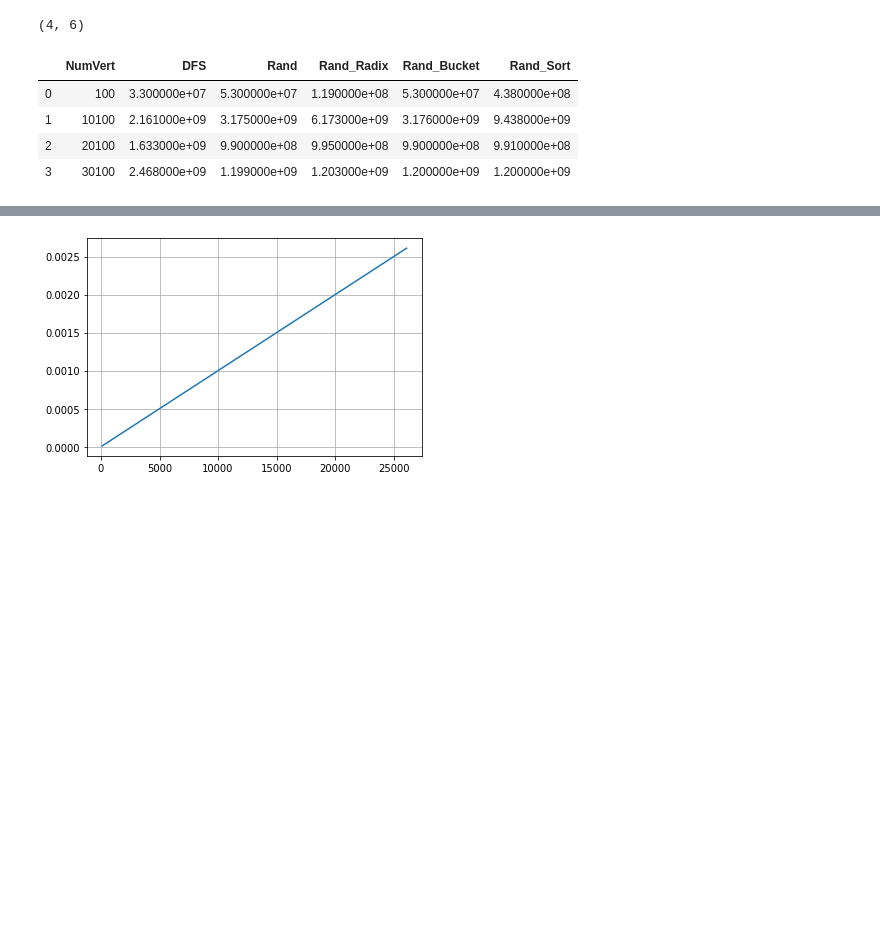
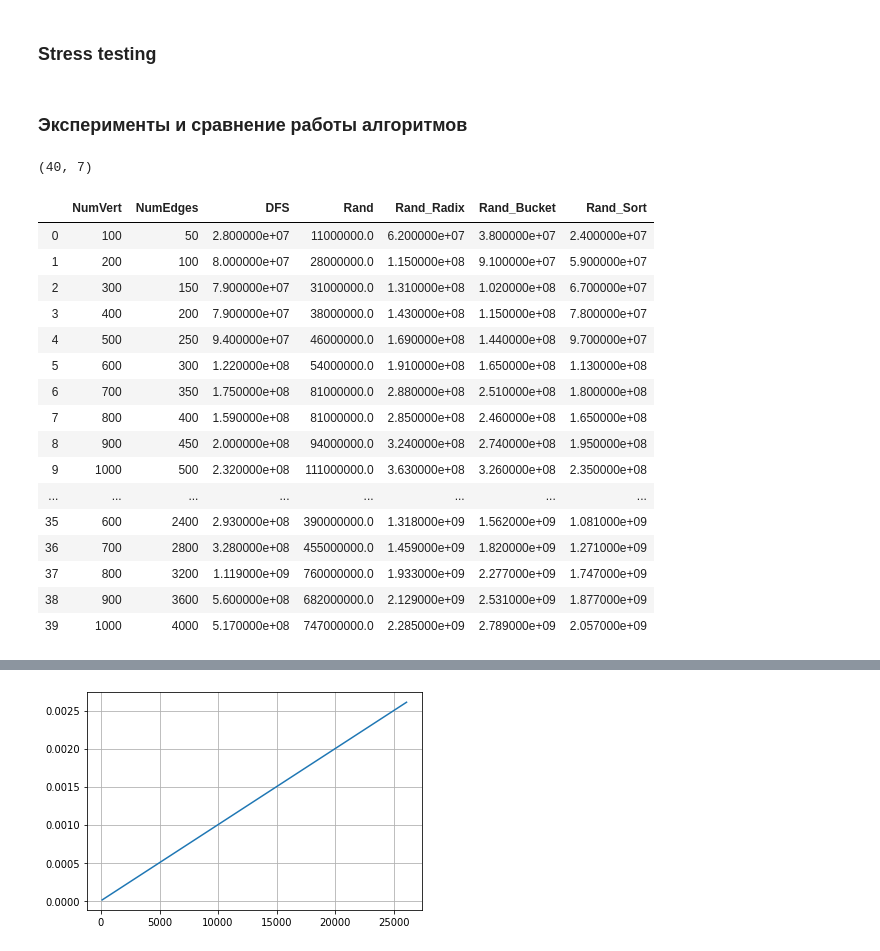
Before and after one commit to kislN/graph_lab_1, a Jupyter notebook: cmake-build-debug/report.ipynb, the cells around one changed output, grey strips where cells are left out. Drawn from its saved outputs; the diff is of its cells as text; code cells hidden in the pictures; blank space fills up the shorter version.

```diff
--- a/cmake-build-debug/report.ipynb
+++ b/cmake-build-debug/report.ipynb
@@ -5,12 +22,28 @@ import pandas as pd
+# %% [markdown]
+### Stress testing
+# %% [markdown]
+### Эксперименты и сравнение работы алгоритмов
 # %%
-data = pd.read_csv('Out.csv')
+data = pd.read_csv('Out_32b.csv')
 print(data.shape)
 data
 # %% [output]
-(4, 6)
+(40, 7)
-|  | NumVert | DFS | Rand | Rand_Radix | Rand_Bucket | Rand_Sort |
-| 0 | 100 | 3.300000e+07 | 5.300000e+07 | 1.190000e+08 | 5.300000e+07 | 4.380000e+08 |
-| 1 | 10100 | 2.161000e+09 | 3.175000e+09 | 6.173000e+09 | 3.176000e+09 | 9.438000e+09 |
-| 2 | 20100 | 1.633000e+09 | 9.900000e+08 | 9.950000e+08 | 9.900000e+08 | 9.910000e+08 |
-| 3 | 30100 | 2.468000e+09 | 1.199000e+09 | 1.203000e+09 | 1.200000e+09 | 1.200000e+09 |
+|  | NumVert | NumEdges | DFS | Rand | Rand_Radix | Rand_Bucket | Rand_Sort |
+| 0 | 100 | 50 | 2.800000e+07 | 11000000.0 | 6.200000e+07 | 3.800000e+07 | 2.400000e+07 |
+| 1 | 200 | 100 | 8.000000e+07 | 28000000.0 | 1.150000e+08 | 9.100000e+07 | 5.900000e+07 |
+| 2 | 300 | 150 | 7.900000e+07 | 31000000.0 | 1.310000e+08 | 1.020000e+08 | 6.700000e+07 |
+| 3 | 400 | 200 | 7.900000e+07 | 38000000.0 | 1.430000e+08 | 1.150000e+08 | 7.800000e+07 |
+| 4 | 500 | 250 | 9.400000e+07 | 46000000.0 | 1.690000e+08 | 1.440000e+08 | 9.700000e+07 |
+| 5 | 600 | 300 | 1.220000e+08 | 54000000.0 | 1.910000e+08 | 1.650000e+08 | 1.130000e+08 |
+| 6 | 700 | 350 | 1.750000e+08 | 81000000.0 | 2.880000e+08 | 2.510000e+08 | 1.800000e+08 |
+| 7 | 800 | 400 | 1.590000e+08 | 81000000.0 | 2.850000e+08 | 2.460000e+08 | 1.650000e+08 |
+| 8 | 900 | 450 | 2.000000e+08 | 94000000.0 | 3.240000e+08 | 2.740000e+08 | 1.950000e+08 |
+| 9 | 1000 | 500 | 2.320000e+08 | 111000000.0 | 3.630000e+08 | 3.260000e+08 | 2.350000e+08 |
+| ... | ... | ... | ... | ... | ... | ... | ... |
+| 35 | 600 | 2400 | 2.930000e+08 | 390000000.0 | 1.318000e+09 | 1.562000e+09 | 1.081000e+09 |
+| 36 | 700 | 2800 | 3.280000e+08 | 455000000.0 | 1.459000e+09 | 1.820000e+09 | 1.271000e+09 |
+| 37 | 800 | 3200 | 1.119000e+09 | 760000000.0 | 1.933000e+09 | 2.277000e+09 | 1.747000e+09 |
+| 38 | 900 | 3600 | 5.600000e+08 | 682000000.0 | 2.129000e+09 | 2.531000e+09 | 1.877000e+09 |
+| 39 | 1000 | 4000 | 5.170000e+08 | 747000000.0 | 2.285000e+09 | 2.789000e+09 | 2.057000e+09 |
 # %%
```
Also changed, not shown: parts of 6 cells of this notebook, 5 other files.
